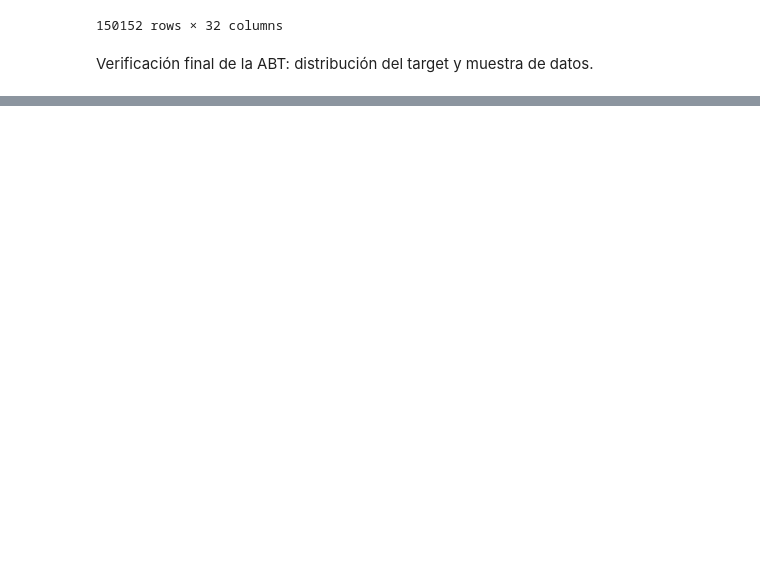
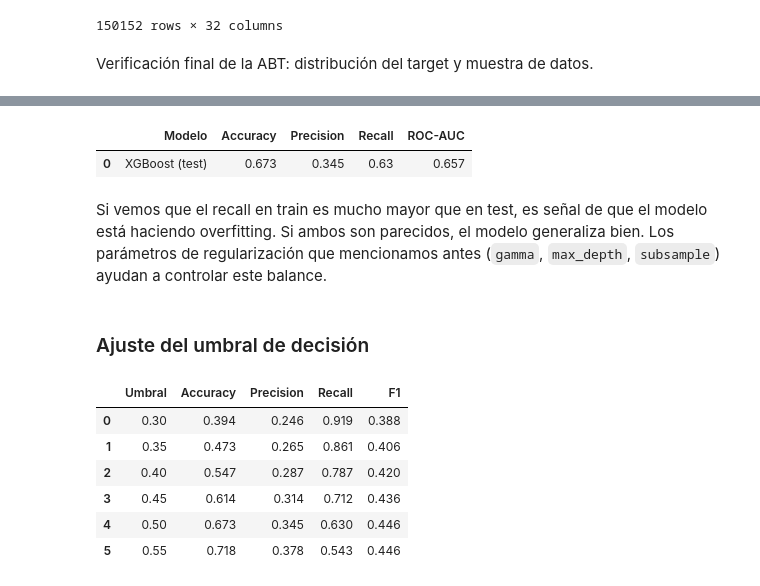
Before and after one commit to Guadacarro/TP_IA, a Jupyter notebook: tp_v2.ipynb, the cells around one changed output, grey strips where cells are left out. Drawn from its saved outputs; the diff is of its cells as text; code cells hidden in the pictures; blank space fills up the shorter version.

```diff
--- a/tp_v2.ipynb
+++ b/tp_v2.ipynb
@@ -1544,0 +1346,39 @@ El modelo final logra un balance razonable entre detección de retrasos y credib
+# %%
+y_pred_train_xgb = mejor_xgb.predict(X_train)
+y_pred_test_xgb = mejor_xgb.predict(X_test)
+
+pd.DataFrame([
+    reportar_metricas('XGBoost (test)', y_test, y_pred_test_xgb),
+])
+# %% [output]
+|  | Modelo | Accuracy | Precision | Recall | ROC-AUC |
+| 0 | XGBoost (test) | 0.673 | 0.345 | 0.63 | 0.657 |
+# %% [markdown]
+Si vemos que el recall en train es mucho mayor que en test, es señal de que el modelo está haciendo overfitting. Si ambos son parecidos, el modelo generaliza bien. Los parámetros de regularización que mencionamos antes (`gamma`, `max_depth`, `subsample`) ayudan a controlar este balance.
+# %% [markdown]
+### Ajuste del umbral de decisión
+# %%
+y_proba_xgb = mejor_xgb.predict_proba(X_test)[:, 1]
+
+umbrales = [0.30, 0.35, 0.40, 0.45, 0.50, 0.55]
+resultados_umbral = []
+for thr in umbrales:
+    y_pred_thr = (y_proba_xgb >= thr).astype(int)
+    resultados_umbral.append({
+        'Umbral': thr,
+        'Accuracy': round(accuracy_score(y_test, y_pred_thr), 3),
+        'Precision': round(precision_score(y_test, y_pred_thr, zero_division=0), 3),
+        'Recall': round(recall_score(y_test, y_pred_thr, zero_division=0), 3),
+        'F1': round(f1_score(y_test, y_pred_thr, zero_division=0), 3),
+    })
+
+df_umbrales = pd.DataFrame(resultados_umbral)
+df_umbrales
+# %% [output]
+|  | Umbral | Accuracy | Precision | Recall | F1 |
+| 0 | 0.30 | 0.394 | 0.246 | 0.919 | 0.388 |
+| 1 | 0.35 | 0.473 | 0.265 | 0.861 | 0.406 |
+| 2 | 0.40 | 0.547 | 0.287 | 0.787 | 0.420 |
+| 3 | 0.45 | 0.614 | 0.314 | 0.712 | 0.436 |
+| 4 | 0.50 | 0.673 | 0.345 | 0.630 | 0.446 |
+| 5 | 0.55 | 0.718 | 0.378 | 0.543 | 0.446 |
```
Also changed, not shown: parts of 94 cells of this notebook.
